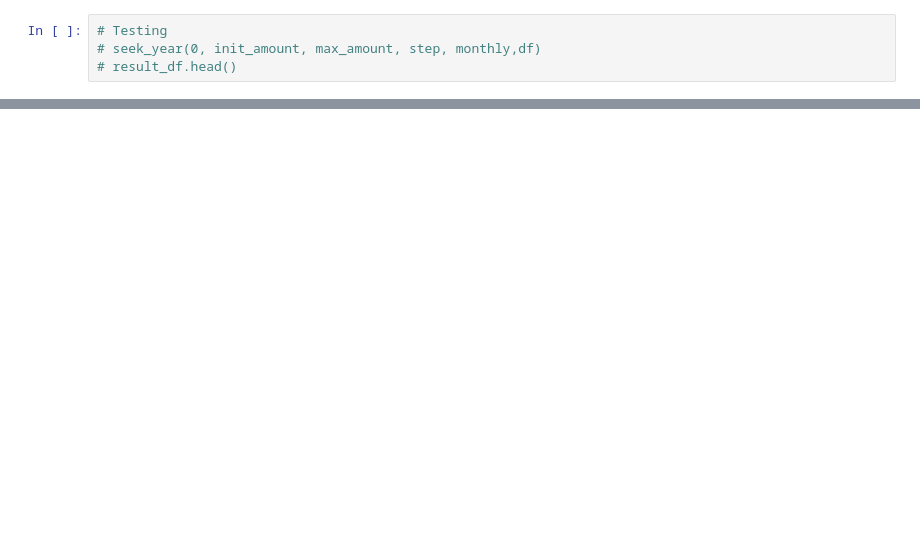
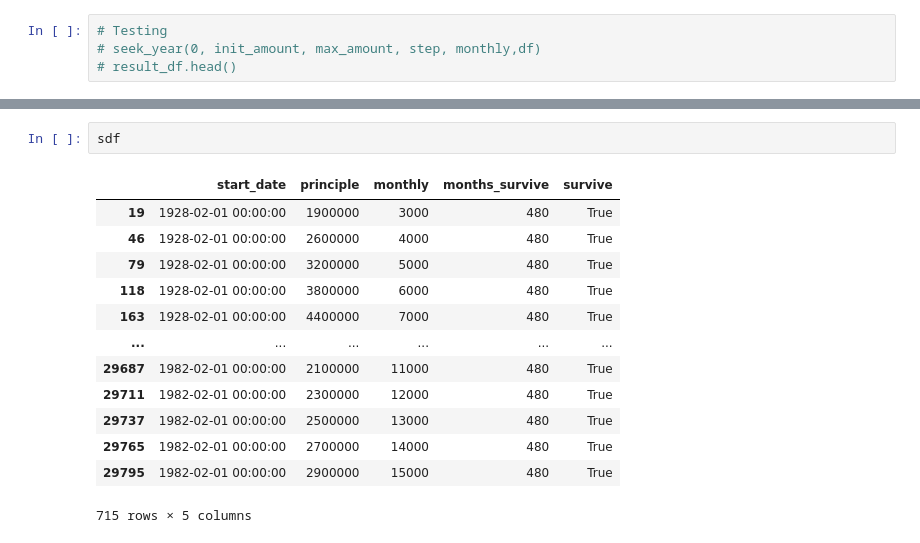
Before and after one commit to djemec/notebooks, a Jupyter notebook: dumb_fin_modeling.ipynb, the cells around one changed output, grey strips where cells are left out. Cells and saved outputs as stored; diff of their text form; blank space fills up the shorter version.

```diff
--- a/dumb_fin_modeling.ipynb
+++ b/dumb_fin_modeling.ipynb
@@ -175,0 +173,16 @@ dtype: object
+# %%
+sdf
+# %% [output]
+|  | start_date | principle | monthly | months_survive | survive |
+| 19 | 1928-02-01 00:00:00 | 1900000 | 3000 | 480 | True |
+| 46 | 1928-02-01 00:00:00 | 2600000 | 4000 | 480 | True |
+| 79 | 1928-02-01 00:00:00 | 3200000 | 5000 | 480 | True |
+| 118 | 1928-02-01 00:00:00 | 3800000 | 6000 | 480 | True |
+| 163 | 1928-02-01 00:00:00 | 4400000 | 7000 | 480 | True |
+| ... | ... | ... | ... | ... | ... |
+| 29687 | 1982-02-01 00:00:00 | 2100000 | 11000 | 480 | True |
+| 29711 | 1982-02-01 00:00:00 | 2300000 | 12000 | 480 | True |
+| 29737 | 1982-02-01 00:00:00 | 2500000 | 13000 | 480 | True |
+| 29765 | 1982-02-01 00:00:00 | 2700000 | 14000 | 480 | True |
+| 29795 | 1982-02-01 00:00:00 | 2900000 | 15000 | 480 | True |
+715 rows × 5 columns
```
Also changed, not shown: parts of 12 cells of this notebook.
